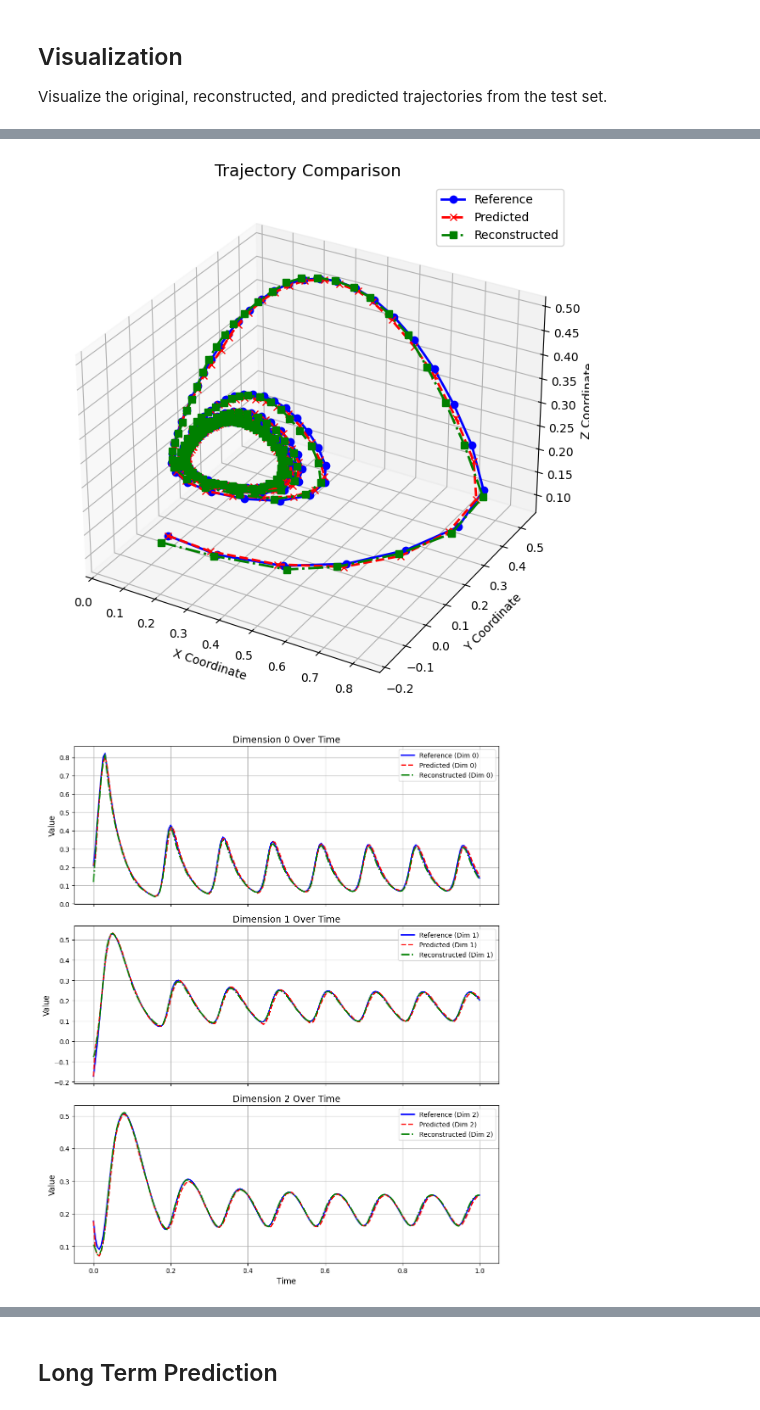
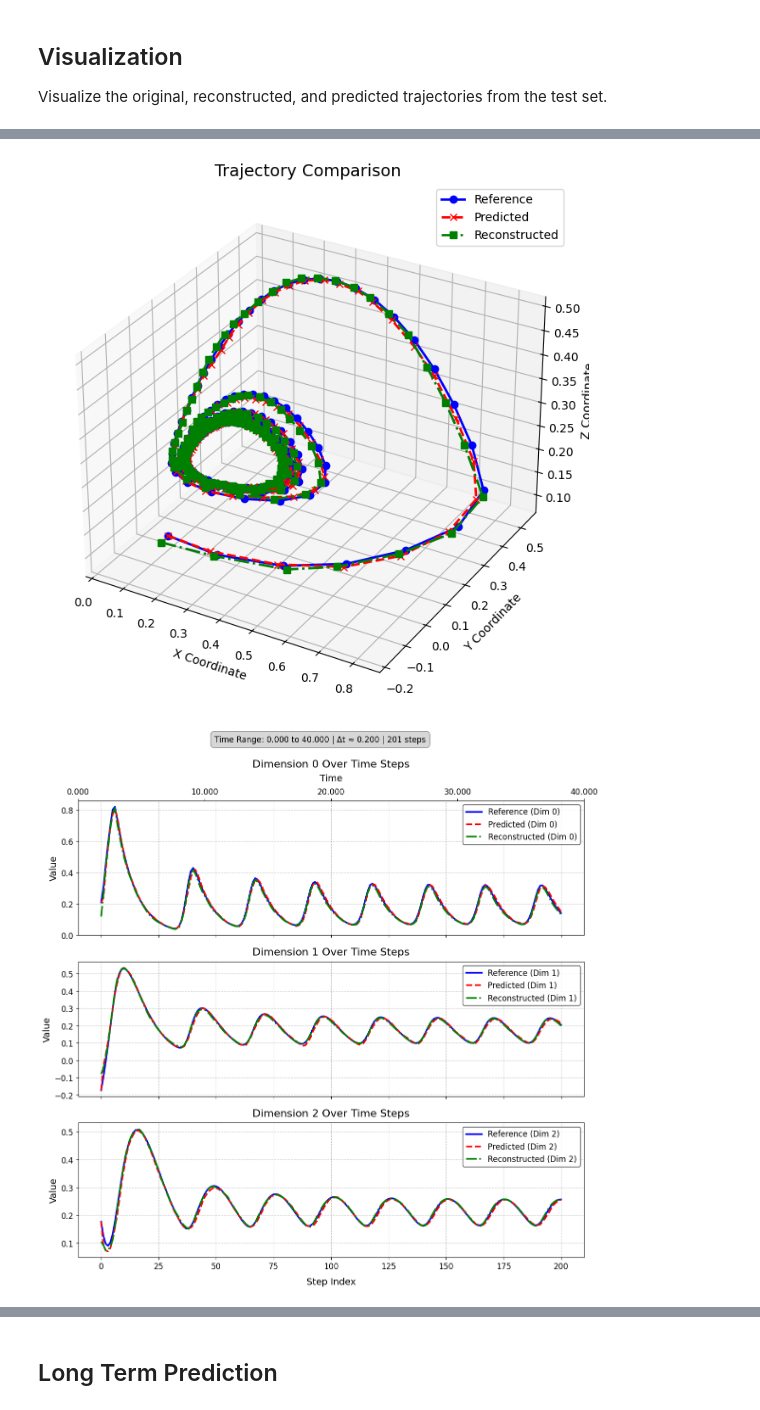
Before and after one commit to evanniko1/bio-koopman-autoencoder, a Jupyter notebook: notebooks/run_experiment_Goodwin_AFT_Dynamic_Reencoding.ipynb, the cells around one changed output, grey strips where cells are left out. Cells and saved outputs as stored; diff of their text form; code cells hidden in the pictures.

```diff
--- a/notebooks/run_experiment_Goodwin_AFT_Dynamic_Reencoding.ipynb
+++ b/notebooks/run_experiment_Goodwin_AFT_Dynamic_Reencoding.ipynb
@@ -272,3 +272,27 @@ Test - Recon Loss: 5.759872e-05, Linear Loss: 4.348777e-06, Pred Loss: 2.215419e
 ## Visualization
 
 Visualize the original, reconstructed, and predicted trajectories from the test set.
+# %%
+# for saving the results first
+
+# Get a test sample
+traj = preprocessed_data["Xtest"][0].to(device)
+
+# Get reconstructed trajectory
+model.eval()
+with torch.no_grad():
+    Y, reconstructed_traj = model.ae(traj)
+
+
+# Get predicted trajectory
+predicted_traj, latent_pred = trainer.predict_new(X0=traj[0], steps=len(traj)-1)
+
+# Convert to numpy for plotting
+traj = traj.cpu().detach().numpy()
+reconstructed_traj = reconstructed_traj.cpu().detach().numpy()
+predicted_traj = predicted_traj.cpu().detach().numpy()
+
+# Plot trajectories
+times = np.linspace(0, args.max_time, len(traj))
+plot_trajectories(traj[:,:3], predicted_traj[:,:3], reconstructed_traj[:,:3], folder_path=folder_path,save=True)
+plot_trajectory_comparison(traj, predicted_traj, reconstructed_traj, folder_path=folder_path,save=True, time = times)
@@ -275,26 +302,26 @@ Visualize the original, reconstructed, and predicted trajectories from the test
 # %%
 # for saving the results first
 
 # Get a test sample
 traj = preprocessed_data["Xtest"][0].to(device)
 
 # Get reconstructed trajectory
 model.eval()
 with torch.no_grad():
     Y, reconstructed_traj = model.ae(traj)
 
 
 # Get predicted trajectory
 predicted_traj, latent_pred = trainer.predict_new(X0=traj[0], steps=len(traj)-1)
 
 # Convert to numpy for plotting
 traj = traj.cpu().detach().numpy()
 reconstructed_traj = reconstructed_traj.cpu().detach().numpy()
 predicted_traj = predicted_traj.cpu().detach().numpy()
 
 # Plot trajectories
-plot_trajectories(traj[:,:3], predicted_traj[:,:3], reconstructed_traj[:,:3], folder_path=folder_path,save=True)
-plot_trajectory_comparison(traj, predicted_traj, reconstructed_traj, folder_path=folder_path,save=True)
+plot_trajectories(traj[:,:3], predicted_traj[:,:3], reconstructed_traj[:,:3], folder_path=folder_path,save=False)
+plot_trajectory_comparison(traj, predicted_traj, reconstructed_traj, folder_path=folder_path,save=False , time = times)
 # %% [output]
 [figure]
-[figure, old version]
+[figure, new version]
```
Also changed, not shown: parts of 4 cells of this notebook, 13 other files.
